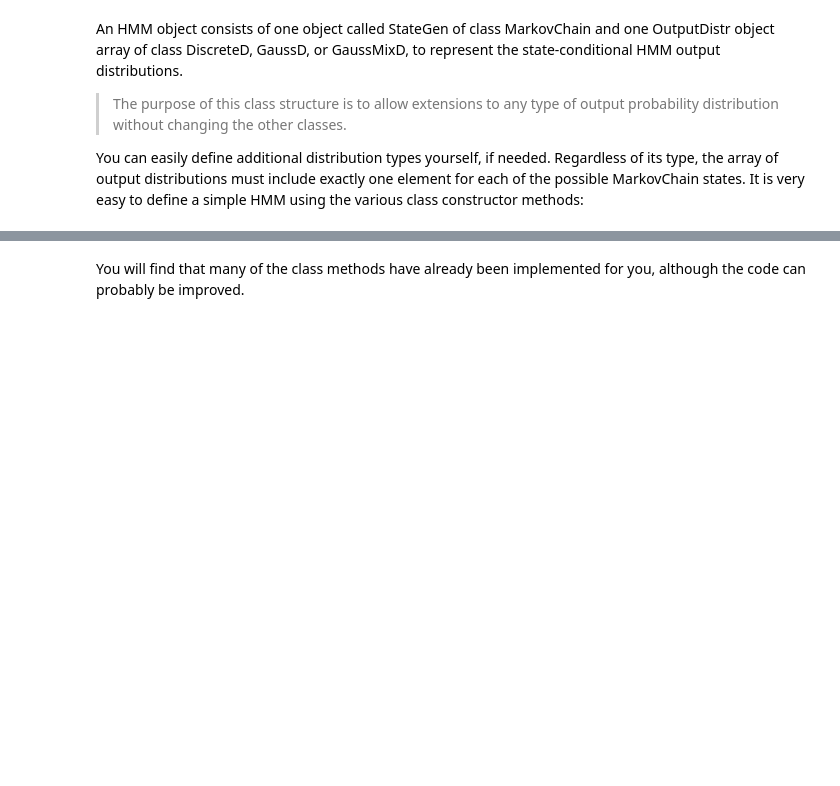
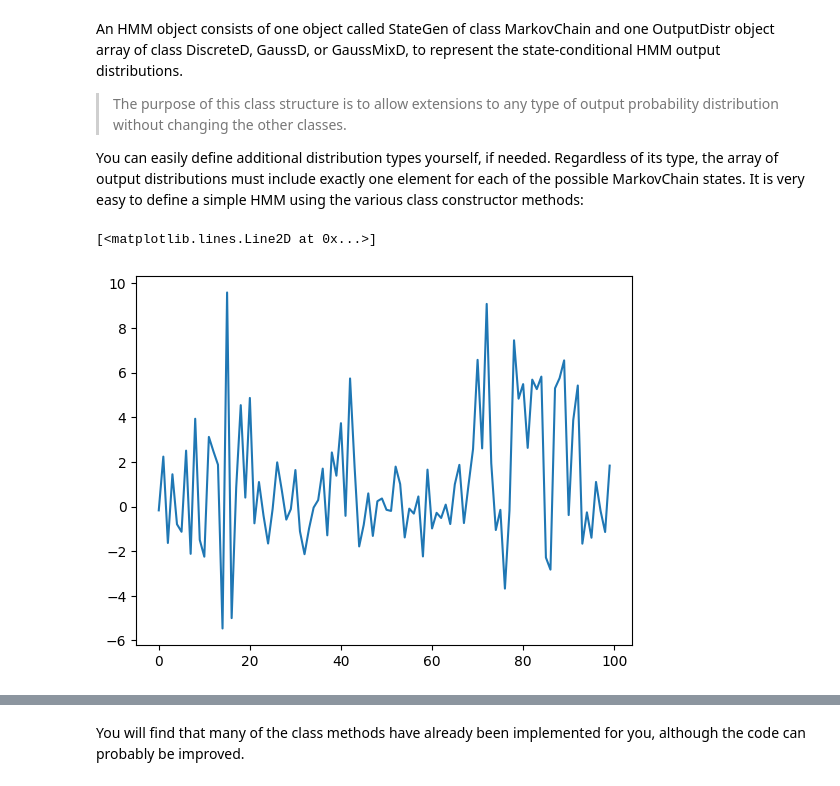
Before and after one commit to Ignas12345/Pattern_recognition_asssignment_1, a Jupyter notebook: EQ2341_Assignment_1.ipynb, the cells around one changed output, grey strips where cells are left out. Drawn from its saved outputs; the diff is of its cells as text; code cells hidden in the pictures; blank space fills up the shorter version.

```diff
--- a/EQ2341_Assignment_1.ipynb
+++ b/EQ2341_Assignment_1.ipynb
@@ -38,21 +32,22 @@ An HMM object consists of one object called StateGen of class MarkovChain and on
 
 You can easily define additional distribution types yourself, if needed. Regardless of its type, the array of output distributions must include exactly one element for each of the possible MarkovChain states. It is very easy to define a simple HMM using the various class constructor methods:
 # %%
-"""
 # Example: Define and use a simple infinite-duration HMM
 
 # State generator
 mc = MarkovChain( np.array( [ 0.5, 0.5 ] ), np.array( [ [ 0.9, 0.1 ], [ 0.05, 0.95 ] ] ) )
 
 g1 = GaussD( means=[0], stdevs=[1] )   # Distribution for state = 1
 g2 = GaussD( means=[2], stdevs=[3] )   # Distribution for state = 2
 h  = HMM( mc, [g1, g2])                # The HMM
 
 # Generate an output sequence
 x,s = h.rand( 100 )
 
 plt.plot( x[0] )
-"""
+# %% [output]
+[<matplotlib.lines.Line2D at 0x...>]
+[figure, added]
 # %% [markdown]
 Exampe of plot for the above code. (You can uncomment and test the above code when you have completed A.1.1.)
 
```
Also changed, not shown: parts of 11 cells of this notebook.
